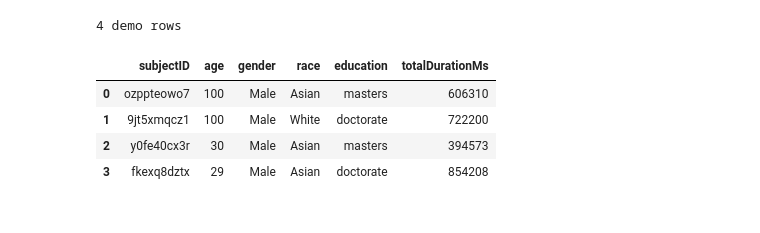
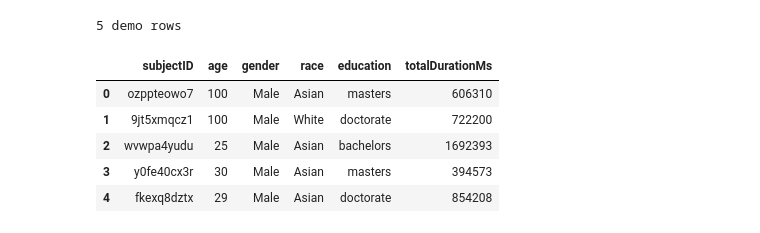
Before and after one commit to SocialInteractionLab/can_you, a Jupyter notebook: analyses/norming_study/preprocess.ipynb, the cells around one changed output. Cells and saved outputs as stored; diff of their text form; code cells hidden in the pictures.

```diff
--- a/analyses/norming_study/preprocess.ipynb
+++ b/analyses/norming_study/preprocess.ipynb
@@ -33,17 +33,17 @@ subjects: ['9jt5xmqcz1', 'fkexq8dztx', 'ozppteowo7', 'y0fe40cx3r']
 # %%
 # load demographics
 demo_files = glob.glob(os.path.join(RAW_DIR, '*_demographics.csv'))
 demo = pd.concat([pd.read_csv(f) for f in demo_files], ignore_index=True)
 
 print(f'{len(demo)} demo rows')
-demo[['subjectID', 'age', 'gender', 'race', 'education', 'totalDurationMs']]
 # %% [output]
-4 demo rows
+5 demo rows
 |  | subjectID | age | gender | race | education | totalDurationMs |
 | 0 | ozppteowo7 | 100 | Male | Asian | masters | 606310 |
 | 1 | 9jt5xmqcz1 | 100 | Male | White | doctorate | 722200 |
-| 2 | y0fe40cx3r | 30 | Male | Asian | masters | 394573 |
-| 3 | fkexq8dztx | 29 | Male | Asian | doctorate | 854208 |
+| 2 | wvwpa4yudu | 25 | Male | Asian | bachelors | 1692393 |
+| 3 | y0fe40cx3r | 30 | Male | Asian | masters | 394573 |
+| 4 | fkexq8dztx | 29 | Male | Asian | doctorate | 854208 |
 # %%
 # attn check summary — commented out (no attn checks in study)
 # attn_cols = ['subjectID', 'itemID', 'abilityResponse', 'willingnessResponse', 'suspicious']
```
Also changed, not shown: parts of 5 cells of this notebook, 3 other files.
